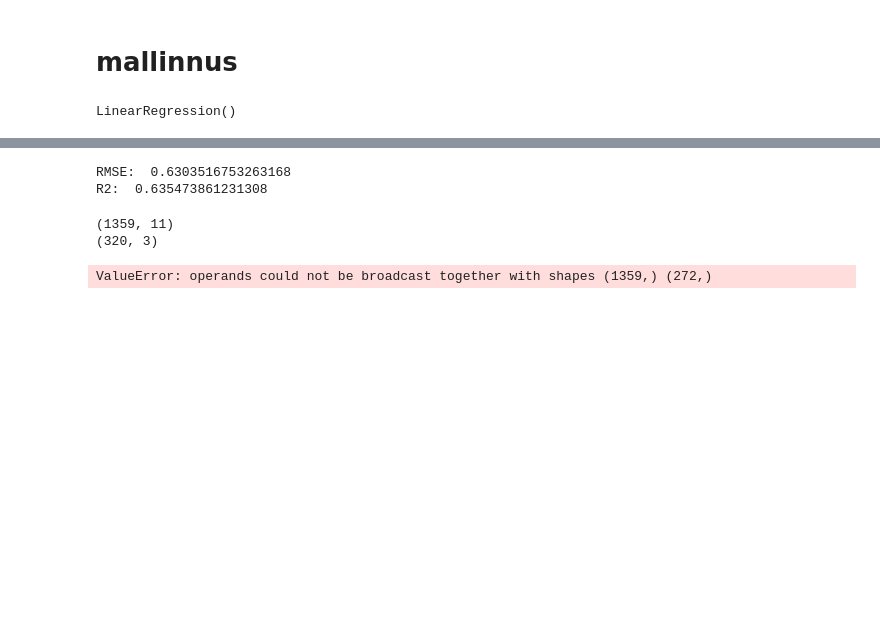
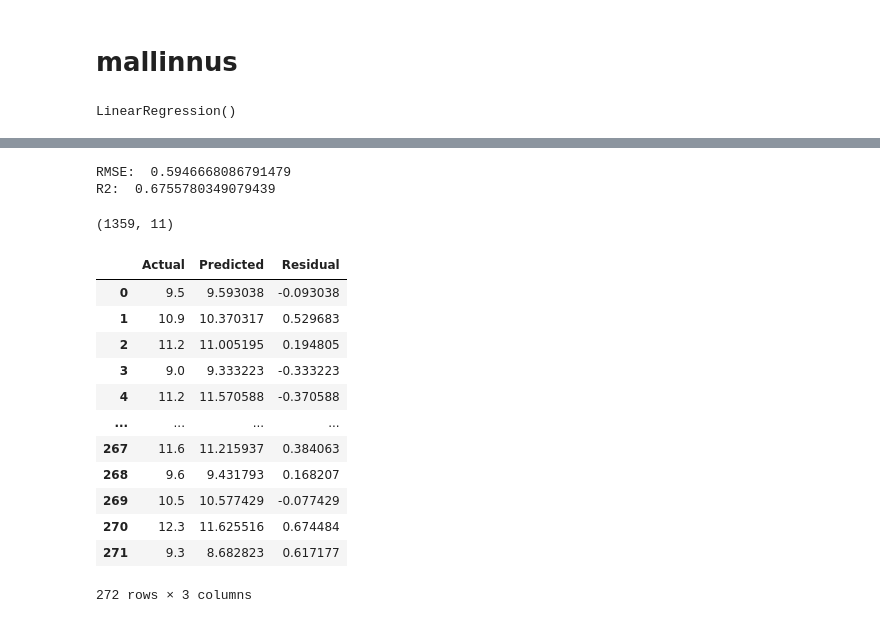
Before and after one commit to juskui/linereg, a Jupyter notebook: wine_linreg.ipynb, the cells around one changed output, grey strips where cells are left out. Drawn from its saved outputs; the diff is of its cells as text; code cells hidden in the pictures; blank space fills up the shorter version.

```diff
--- a/wine_linreg.ipynb
+++ b/wine_linreg.ipynb
@@ -133,23 +123,35 @@ array([ 9.69978432, 10.1932597 , 10.8171006 ,  9.5015941 , 11.5429627 ,
 # testataan mallin hyvyyttä käyttäen RMSE ja R2
 
 rmse = root_mean_squared_error(y_test, y_pred) # vastemuuttuja ja ennustettu vastemuuttuja
-r2_score = r2_score(y_test, y_pred) # y todelliset arvot ja ennustetut arvot
+r2 = r2_score(y_test, y_pred)    # selittää kuinka hyvin malli selittää datan varianssia
 
 print("RMSE: ", rmse) # mikä on hyväksyttävä virhe?
-print("R2: ", r2_score) # yksinään ei kerro mitään, vertaillaan malleja toisiinsa
+print("R2: ", r2) # yksinään ei kerro mitään, tällä vertaillaan malleja toisiinsa
+
+# RMSE:  0.6303516753263168
+# R2:  0.635473861231308
 # %% [output]
-RMSE:  0.6303516753263168
-R2:  0.635473861231308
+RMSE:  0.5946668086791479
+R2:  0.6755780349079439
 # %%
 print(df.shape)
-print(df2.shape)
 # %% [output]
 (1359, 11)
-(320, 3)
 # %%
-#df2 = pd.concat([y_test.reset_index(drop=True), pd.Series(y_pred), pd.Series(y_test.reset_index(drop=True) - y_pred)], axis=1)
-df2 = pd.concat([Y, pd.Series(y_pred), pd.Series(Y-y_pred)], axis=1)
-df2.columns = df.columns()
+df2 = pd.concat([y_test.reset_index(drop=True), pd.Series(y_pred), pd.Series(y_test.reset_index(drop=True) - y_pred)], axis=1)
+df2.columns = ['Actual', 'Predicted', 'Residual']
 df2
 # %% [output]
+|  | Actual | Predicted | Residual |
+| 0 | 9.5 | 9.593038 | -0.093038 |
+| 1 | 10.9 | 10.370317 | 0.529683 |
+| 2 | 11.2 | 11.005195 | 0.194805 |
+| 3 | 9.0 | 9.333223 | -0.333223 |
+| 4 | 11.2 | 11.570588 | -0.370588 |
+| ... | ... | ... | ... |
+| 267 | 11.6 | 11.215937 | 0.384063 |
+| 268 | 9.6 | 9.431793 | 0.168207 |
+| 269 | 10.5 | 10.577429 | -0.077429 |
+| 270 | 12.3 | 11.625516 | 0.674484 |
+| 271 | 9.3 | 8.682823 | 0.617177 |
-ValueError: operands could not be broadcast together with shapes (1359,) (272,)
+272 rows × 3 columns
```
Also changed, not shown: parts of 13 cells of this notebook, 1 other file.
